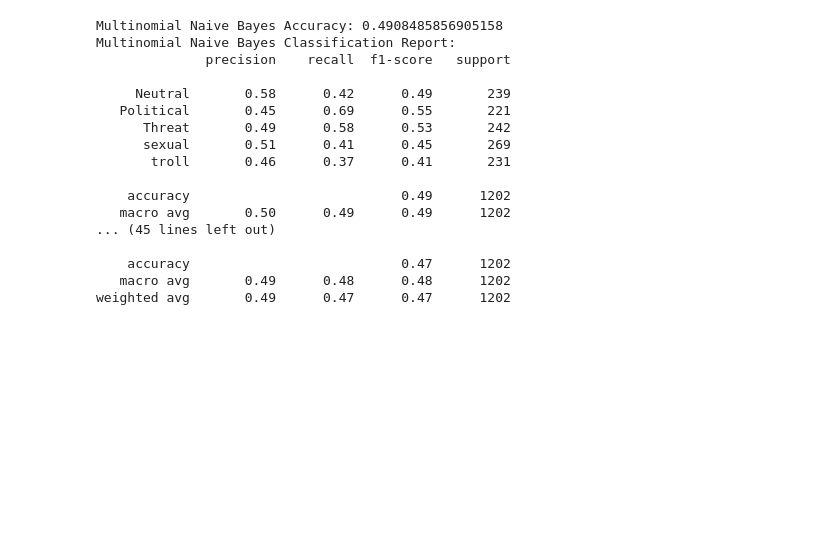
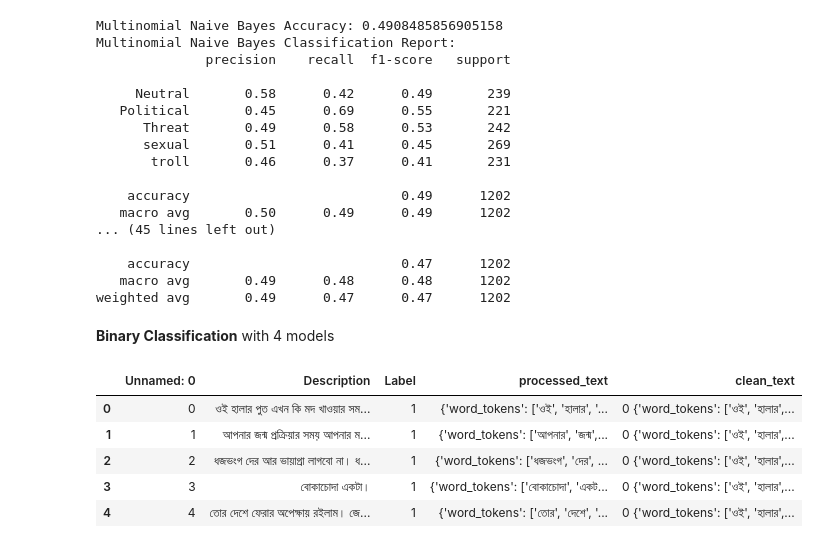
Before and after one commit to xihaad/Bengali_Cyber_Bullying, a Jupyter notebook: Classical_ML_models.ipynb, the cells around one changed output. Cells and saved outputs as stored; diff of their text form; code cells hidden in the pictures; blank space fills up the shorter version.

Commit message:
Classical ML Models in both (Binary and Multiclass)

```diff
--- a/Classical_ML_models.ipynb
+++ b/Classical_ML_models.ipynb
@@ -359,3 +349,20 @@ Multinomial Naive Bayes Classification Report:
     accuracy                           0.47      1202
    macro avg       0.49      0.48      0.48      1202
 weighted avg       0.49      0.47      0.47      1202
+# %% [markdown]
+**Binary Classification** with 4 models
+# %%
+from sklearn.svm import SVC
+from sklearn.ensemble import RandomForestClassifier, GradientBoostingClassifier
+
+
+df['Label'] = df['Label'].apply(lambda x: 1 if x != 'Neutral' else 0)
+# %%
+df.head()
+# %% [output]
+|  | Unnamed: 0 | Description | Label | processed_text | clean_text |
+| 0 | 0 | ওই হালার পুত এখন কি মদ খাওয়ার সম... | 1 | {'word_tokens': ['ওই', 'হালার', '... | 0 {'word_tokens': ['ওই', 'হালার',... |
+| 1 | 1 | আপনার জন্ম প্রক্রিয়ার সময় আপনার ম... | 1 | {'word_tokens': ['আপনার', 'জন্ম',... | 0 {'word_tokens': ['ওই', 'হালার',... |
+| 2 | 2 | ধজভংগ দের আর ভায়াগ্রা লাগবো না। ধ... | 1 | {'word_tokens': ['ধজভংগ', 'দের', ... | 0 {'word_tokens': ['ওই', 'হালার',... |
+| 3 | 3 | বোকাচোদা একটা। | 1 | {'word_tokens': ['বোকাচোদা', 'একট... | 0 {'word_tokens': ['ওই', 'হালার',... |
+| 4 | 4 | তোর দেশে ফেরার অপেক্ষায় রইলাম। জে... | 1 | {'word_tokens': ['তোর', 'দেশে', '... | 0 {'word_tokens': ['ওই', 'হালার',... |
```
Also changed, not shown: parts of 4 cells of this notebook.
